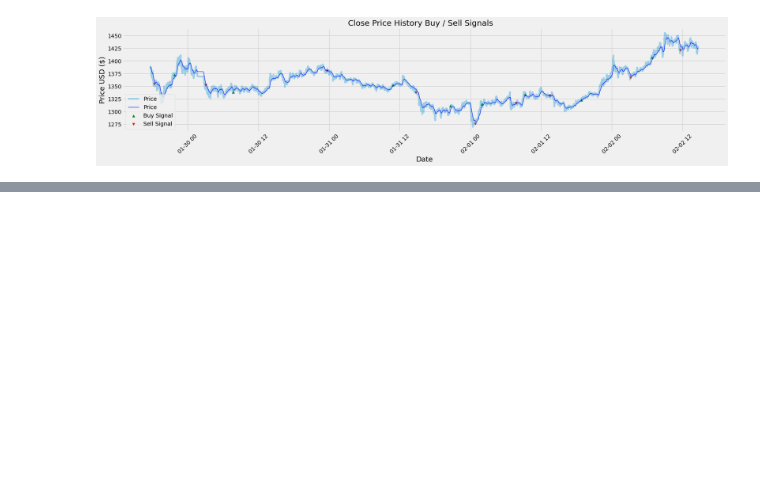
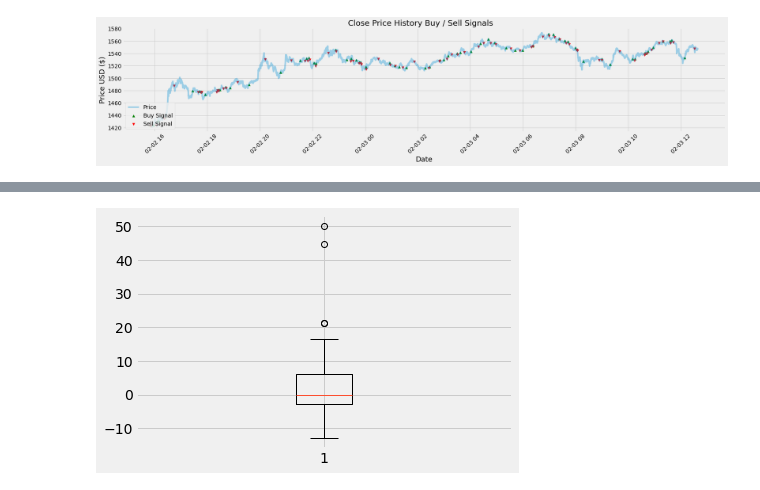
Before and after one commit to jsngalloway/night-trader, a Jupyter notebook: notebooks/macd_based/standard_macd.ipynb, the cells around one changed output, grey strips where cells are left out. Drawn from its saved outputs; the diff is of its cells as text; code cells hidden in the pictures; blank space fills up the shorter version.

```diff
--- a/notebooks/macd_based/standard_macd.ipynb
+++ b/notebooks/macd_based/standard_macd.ipynb
@@ -37,13 +39,21 @@ def createMacdAndSignalLines(dataset, macd_params, macd_multiplier):
     signal = Macd.ewm(span=macd_params[2]*macd_multiplier, min_periods=macd_multiplier, adjust=False).mean()
     return (Macd, signal)
 
-macd_params = (12, 26, 9)
-macd_multiplier = 80
-ndf = df.price.ewm(span=100, adjust=True).mean()
-macd, signal = createMacdAndSignalLines(ndf, macd_params, macd_multiplier)
+macd_params = (20*4, 30*4, 11)
+macd_multiplier = 1
+# ndf = df.price.ewm(span=100, adjust=True).mean() if using this make it 20, 20
+macd_buy, signal = createMacdAndSignalLines(df.price, macd_params, macd_multiplier)
+macd_sell, _ = createMacdAndSignalLines(df.price, macd_params, macd_multiplier)
+plt.figure(figsize=(20,4.5)) #width = 12.2in, height = 4.5
+plt.plot( my_stocks['price'],  label='price', linewidth=1)#plt.plot( X-Axis , Y-Axis, line_width, alpha_for_blending,  label)
 
-plt.figure(figsize=(12.2*2,4.5)) #width = 12.2in, height = 4.5
-plt.plot(df.index, macd, label='ETH MACD', color = 'red')
+plt.xticks(rotation=45)
+plt.xlabel('Date',fontsize=18)
+plt.ylabel('Price USD ($)',fontsize=18)
+
+plt.figure(figsize=(20,4.5)) #width = 12.2in, height = 4.5
+plt.plot(df.index, macd_buy, label='Buy line', color = 'green')
+plt.plot(df.index, macd_sell, label='Sell line', color = 'red')
 plt.plot(df.index, signal, label='Signal Line', color='blue')
 plt.xticks(rotation=45)
 plt.legend(loc='upper left')
@@ -56,20 +67,21 @@ plt.show()
 # %%
-df['MACD'] = macd
+df['MACD_buy'] = macd_buy
+df['MACD_sell'] = macd_sell
 df['Signal Line'] = signal
 # %%
 # Function to test the crossover driven profits of the macd and signal lines
-def mac_daddy_tester(macd, signal, df, quiet=False):
+def mac_daddy_tester(macd_buy, macd_sell, signal, df, quiet=False):
     bought = False
     sumwin = 0
     transactions = []
     for i in range(50, len(signal)):
-        if ( (macd.iat[i] > signal.iat[i]) and (macd.iat[i-1] <= signal.iat[i-1]) and bought == False):
+        if ( (macd_buy.iat[i] > signal.iat[i]) and (macd_buy.iat[i-1] <= signal.iat[i-1]) and bought == False):
             # print("Crossed above, time to buy", i)
             bought = df.iat[i,1]
-        if ( (macd.iat[i] < signal.iat[i]) and (macd.iat[i-1] >= signal.iat[i-1]) and bought):
+        if ( (macd_sell.iat[i] < signal.iat[i]) and (macd_sell.iat[i-1] >= signal.iat[i-1]) and bought):
             # print("Crossed below, time to sell", i)
             if not quiet:
-              print(df.iat[i,0], "Bought at", bought, " selling at", df.iat[i,1], "for profit:", df.iat[i,1] - bought - 2)
+              print(df.iat[i,0], "Bought at", bought, " selling at", df.iat[i,1], f"for profit: {df.iat[i,1] - bought - 1:+.2f}")
             transactions.append(df.iat[i,1] - bought)
             sumwin = sumwin + df.iat[i,1] - bought - 1
             bought = False
@@ -80,10 +92,10 @@ def mac_daddy_tester(macd, signal, df, quiet=False):
 def buy_sell(signal):
   sigPriceBuy = []
   sigPriceSell = []
-  flag = -1
+  flag = 0
   for i in range(0,len(signal)):
     #if MACD > signal line  then buy else sell
-      if signal['MACD'][i] > signal['Signal Line'][i]:
+      if signal['MACD_buy'][i] > signal['Signal Line'][i]:
         if flag != 1:
           sigPriceBuy.append(signal['price'][i])
           sigPriceSell.append(np.nan)
@@ -91,7 +103,7 @@ def buy_sell(signal):
         else:
           sigPriceBuy.append(np.nan)
           sigPriceSell.append(np.nan)
-      elif signal['MACD'][i] < signal['Signal Line'][i]:
+      elif signal['MACD_sell'][i] < signal['Signal Line'][i]:
         if flag != 0:
           sigPriceSell.append(signal['price'][i])
           sigPriceBuy.append(np.nan)
@@ -106,33 +118,35 @@ def buy_sell(signal):
   return (sigPriceBuy, sigPriceSell)
 
 
 #Create buy and sell columns
 x = buy_sell(df)
 df['Buy_Signal_Price'] = x[0]
 df['Sell_Signal_Price'] = x[1]
 
 # Visually Show The Stock buy and sell signals
 # Create the title
 title = 'Close Price History Buy / Sell Signals   '
 #Get the stocks
 my_stocks = df
 
 #Create and plot the graph
 plt.figure(figsize=(12.2*2,4.5)) #width = 12.2in, height = 4.5
 plt.scatter(my_stocks.index, my_stocks['Buy_Signal_Price'], color = 'green', label='Buy Signal', marker = '^', alpha = 1)
 plt.scatter(my_stocks.index, my_stocks['Sell_Signal_Price'], color = 'red', label='Sell Signal', marker = 'v', alpha = 1)
 plt.plot( my_stocks['price'],  label='Price', alpha = 0.35)#plt.plot( X-Axis , Y-Axis, line_width, alpha_for_blending,  label)
-plt.plot( ndf,  label='Price', linewidth=1, color='blue')#plt.plot( X-Axis , Y-Axis, line_width, alpha_for_blending,  label)
+# plt.plot( df.price,  label='Price', linewidth=1, color='blue')#plt.plot( X-Axis , Y-Axis, line_width, alpha_for_blending,  label)
 plt.xticks(rotation=45)
 plt.title(title)
 plt.xlabel('Date',fontsize=18)
 plt.ylabel('Price USD ($)',fontsize=18)
 plt.legend( loc='lower left')
 plt.show()
 
-r = mac_daddy_tester(macd, signal, df)
+r = mac_daddy_tester(macd_buy, macd_sell, signal, df)
 print("Profit", r[0])
 print("trans: ", len(r[1]))
 # print(r[1])
+plt.boxplot(r[1])
+plt.show()
 # %% [output]
-[figure, old version]
+[figure, new version]
@@ -149,2 +170,3 @@ trans:  8
+[figure, added]
 # %%
 # results = []
```
Also changed, not shown: parts of 6 cells of this notebook, 2 other files.
